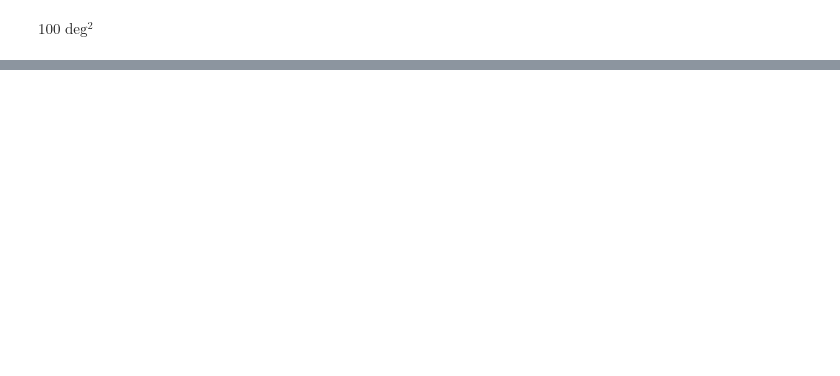
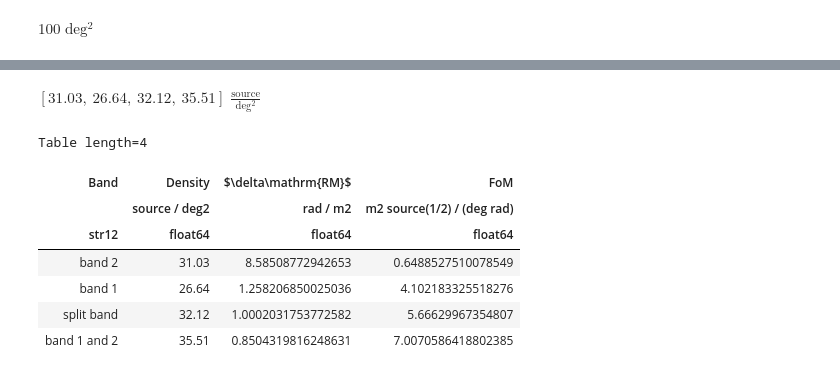
Before and after one commit to AlecThomson/sim_possum, a Jupyter notebook: analyse.ipynb, the cells around one changed output, grey strips where cells are left out. Drawn from its saved outputs; the diff is of its cells as text; code cells hidden in the pictures; blank space fills up the shorter version.

Commit message:
tables

```diff
--- a/analyse.ipynb
+++ b/analyse.ipynb
@@ -28,3 +27,5 @@ AREA
 $100 \; \mathrm{deg^{2}}$
 # %%
 radms = u.radian/u.m**2
+source = u.Unit('source', represents=u.dimensionless_unscaled)
+source
@@ -31,5 +38,9 @@ radms = u.radian/u.m**2
 # %%
-for band in ["band_2", "band_1", "split_band", "band_1_and_2"]:
+bands = ["band_2", "band_1", "split_band", "band_1_and_2"]
+densities = np.array([]) * source/u.deg**2
+errors = np.array([]) *radms
+FOMS = np.array([]) * (source/u.deg**2)**0.5 / radms
+for band in bands:
     print(f"{band=}")
     tab = Table.read(f"data/{band}_sim_cat.csv")
     rm_meas = tab['phiPeakPIfit_rm2_CLEAN'] * radms
@@ -42,15 +53,18 @@ for band in ["band_2", "band_1", "split_band", "band_1_and_2"]:
     abs_diff = np.abs(diff)
     ybins = np.logspace(np.log10(np.nanmin(abs_diff.value)), np.log10(np.nanmax(abs_diff.value)), 150) * radms
     xbins = np.logspace(np.log10(np.nanmin(np.abs(snr_meas.value))), np.log10(np.nanmax(snr_meas.value)), 150) * u.dimensionless_unscaled
-    dens = np.sum(detect) / AREA
-    print(f"{dens=}")
+    dens = np.sum(detect) * source / AREA
+    densities = np.append(densities,dens)
+    print(f"{dens.to_string()=}")
     # delta_RM = np.nanmedian(diff[detect]**2)
     # delta_RM = np.nanmedian(abs_diff[detect])
     delta_RM = np.nanmedian(rm_meas_err[detect])
+    errors = np.append(errors,delta_RM)
 
-    print(f"{delta_RM=}rad/m^2")
+    print(f"{delta_RM.to_string()=}")
     FOM = ( delta_RM / np.sqrt(dens))**(-1)
-    print(f"{FOM=}")
+    FOMS= np.append(FOMS, FOM)
+    print(f"{FOM.to_string()=}")
     fig = plt.figure(facecolor='w', figsize=(10,8))
     counts,xedges,yedges,image = plt.hist2d(snr_meas, abs_diff,
                                     bins=[xbins,ybins],
@@ -107,3 +121,32 @@ FOM=<Quantity 7.00705864 m2 / (deg rad)>
 [figure]
 [figure]
 [figure]
+# %%
+densities
+# %% [output]
+$[31.03,~26.64,~32.12,~35.51] \; \mathrm{\frac{source}{deg^{2}}}$
+# %%
+summary = Table(
+    data = [
+        [b.replace('_',' ') for b in bands],
+        densities,
+        errors,
+        FOMS,
+    ],
+    names=[
+        "Band",
+        "Density",
+        "$\delta\mathrm{RM}$",
+        "FoM"
+    ]
+)
+summary
+# %% [output]
+Table length=4
+| Band | Density | $\delta\mathrm{RM}$ | FoM |
+|  | source / deg2 | rad / m2 | m2 source(1/2) / (deg rad) |
+| str12 | float64 | float64 | float64 |
+| band 2 | 31.03 | 8.58508772942653 | 0.6488527510078549 |
+| band 1 | 26.64 | 1.258206850025036 | 4.102183325518276 |
+| split band | 32.12 | 1.0002031753772582 | 5.66629967354807 |
+| band 1 and 2 | 35.51 | 0.8504319816248631 | 7.0070586418802385 |
```
Also changed, not shown: parts of 5 cells of this notebook.
